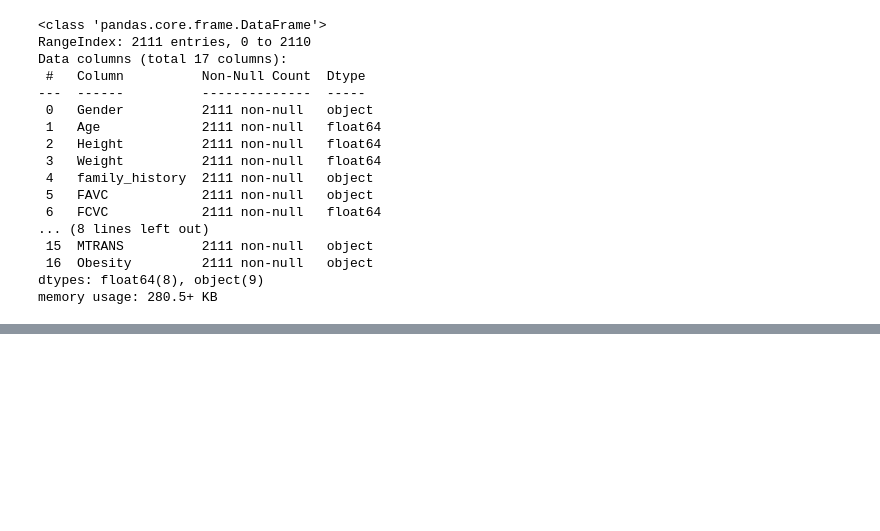
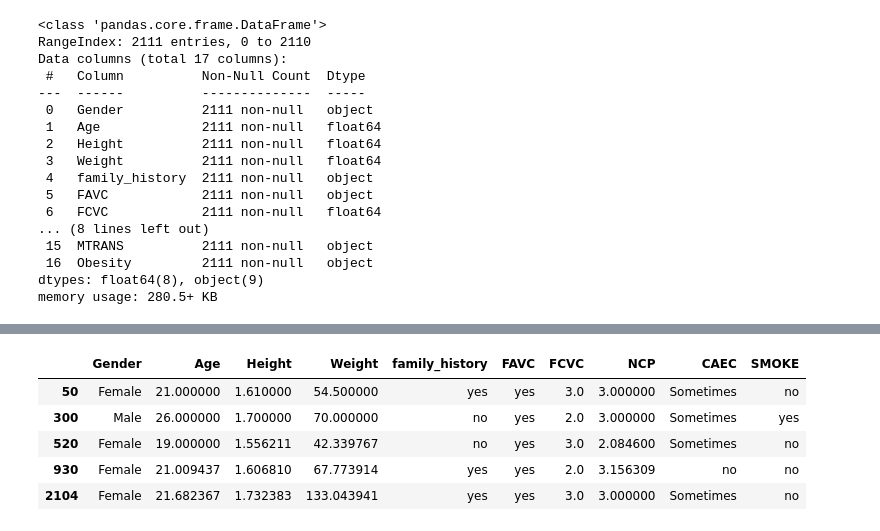
Before and after one commit to Aakashraz/data-science, a Jupyter notebook: learn-pandas.ipynb, the cells around one changed output, grey strips where cells are left out. Saved outputs shown, nothing was run; the diff lists cells and outputs as text; code cells hidden in the pictures; blank space fills up the shorter version.

```diff
--- a/learn-pandas.ipynb
+++ b/learn-pandas.ipynb
@@ -74,0 +100,9 @@ obesity_data
+# %%
+obesity_data.iloc[[50,300,520,930,2104], 0:10]
+# %% [output]
+|  | Gender | Age | Height | Weight | family_history | FAVC | FCVC | NCP | CAEC | SMOKE |
+| 50 | Female | 21.000000 | 1.610000 | 54.500000 | yes | yes | 3.0 | 3.000000 | Sometimes | no |
+| 300 | Male | 26.000000 | 1.700000 | 70.000000 | no | yes | 2.0 | 3.000000 | Sometimes | yes |
+| 520 | Female | 19.000000 | 1.556211 | 42.339767 | no | yes | 3.0 | 2.084600 | Sometimes | no |
+| 930 | Female | 21.009437 | 1.606810 | 67.773914 | yes | yes | 2.0 | 3.156309 | no | no |
+| 2104 | Female | 21.682367 | 1.732383 | 133.043941 | yes | yes | 3.0 | 3.000000 | Sometimes | no |
```
Also changed, not shown: parts of 6 cells of this notebook, 3 other files.
